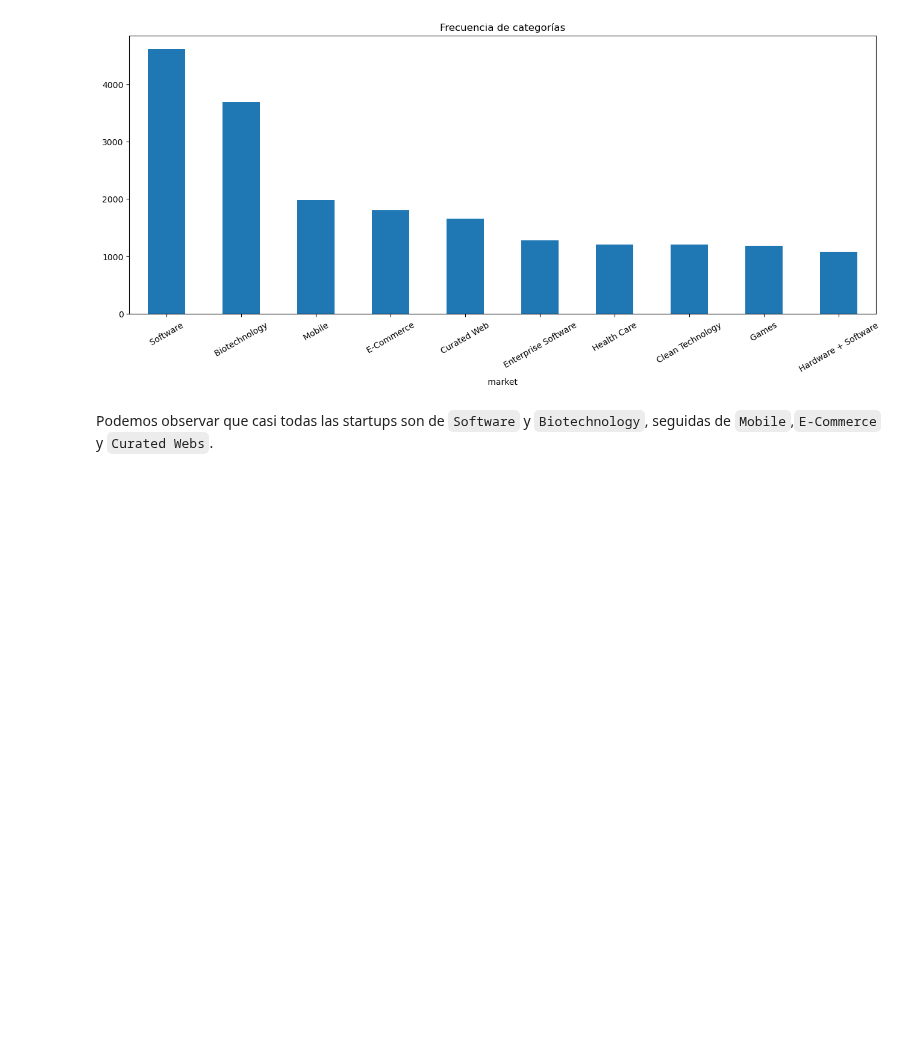
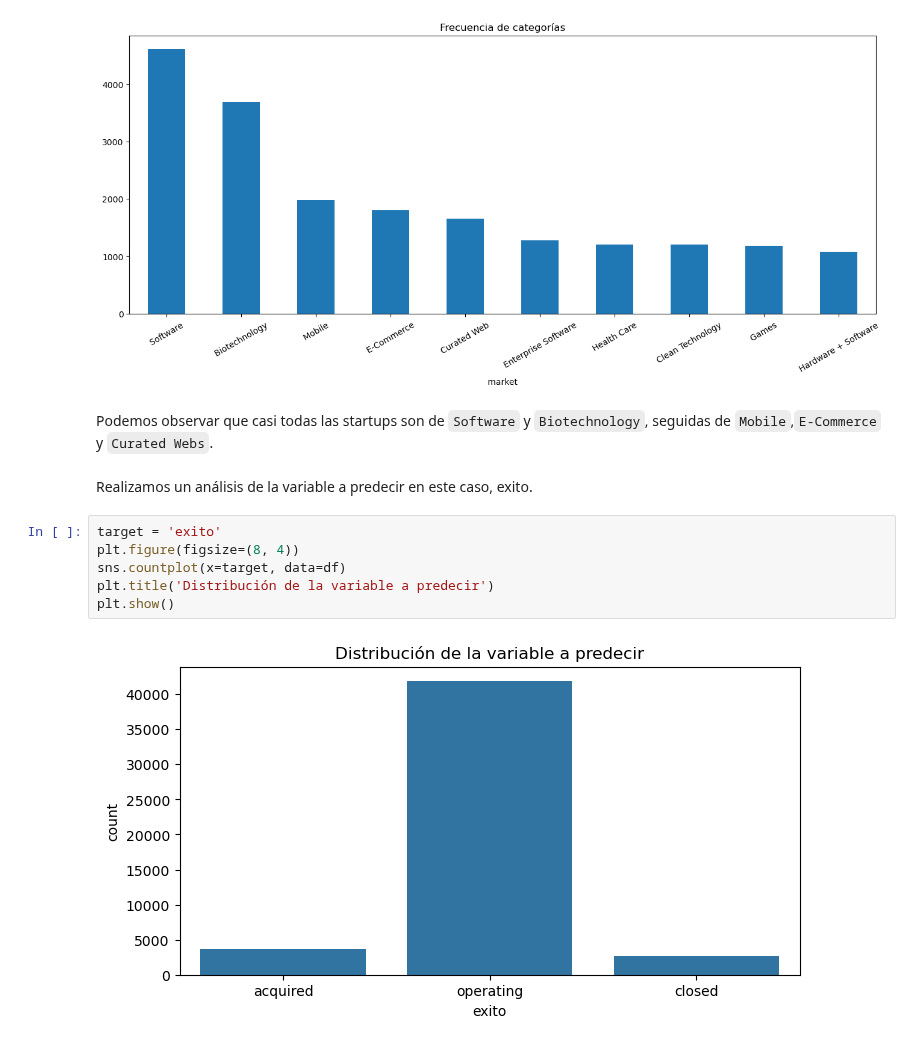
Before and after one commit to martinsoteIo/Predicting_Startup_Acquisitions, a Jupyter notebook: startup_investments_project/startup_investments_classification.ipynb, the cells around one changed output. Drawn from its saved outputs; the diff is of its cells as text; blank space fills up the shorter version.

Commit message:
[#] celdas añadidas en las quee se realizan algunas pruebas de las variables, así como relacion con la variable de salida

```diff
--- a/startup_investments_project/startup_investments_classification.ipynb
+++ b/startup_investments_project/startup_investments_classification.ipynb
@@ -188,3 +188,13 @@ plt.show()
 [figure]
 # %% [markdown]
 Podemos observar que casi todas las startups son de `Software` y `Biotechnology`, seguidas de `Mobile`,`E-Commerce` y `Curated Webs`.
+# %% [markdown]
+Realizamos un análisis de la variable a predecir en este caso, exito.
+# %%
+target = 'exito'
+plt.figure(figsize=(8, 4))
+sns.countplot(x=target, data=df)
+plt.title('Distribución de la variable a predecir')
+plt.show()
+# %% [output]
+[figure, added]
```
Also changed, not shown: parts of 5 cells of this notebook.
